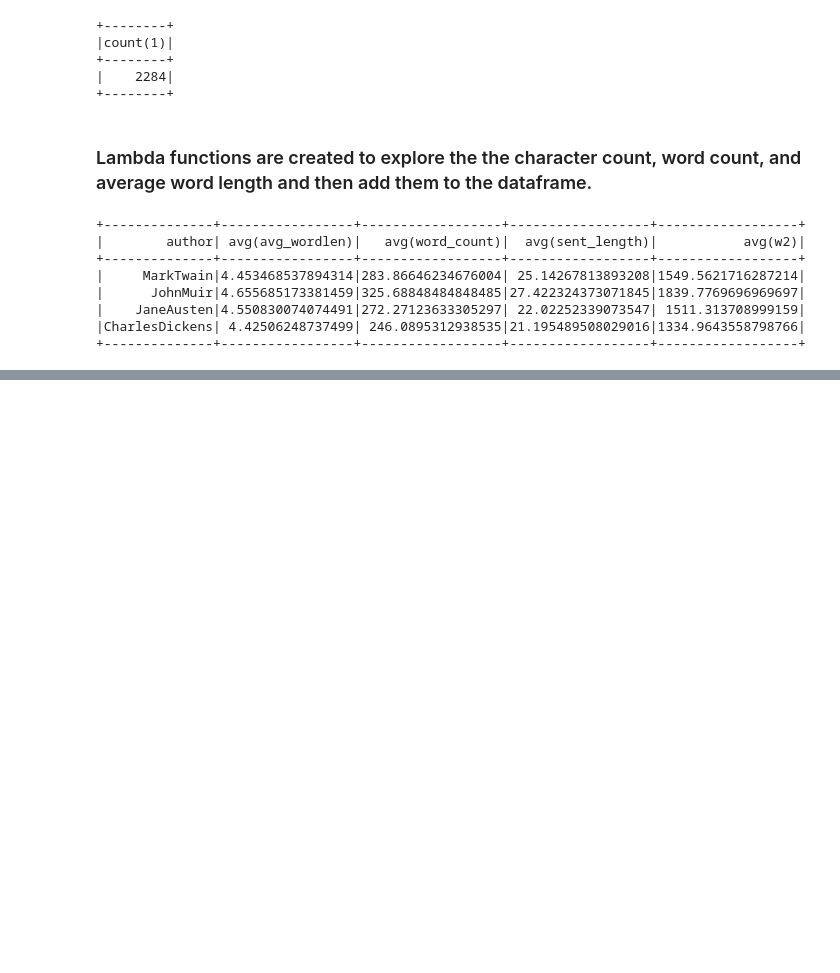
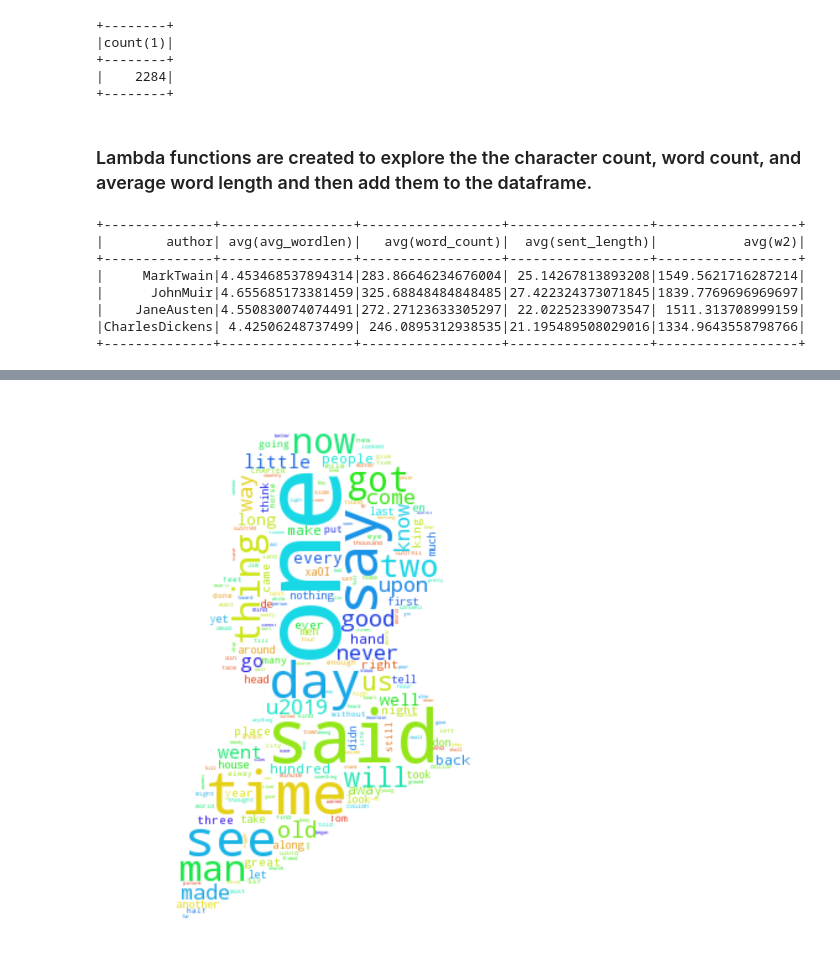
Before and after one commit to fangzhimeng/spark_nlp, a Jupyter notebook: NickAuthorRecognitionViz.ipynb, the cells around one changed output, grey strips where cells are left out. Cells and saved outputs as stored; diff of their text form; code cells hidden in the pictures; blank space fills up the shorter version.

Commit message:
update spark nlp

```diff
--- a/NickAuthorRecognitionViz.ipynb
+++ b/NickAuthorRecognitionViz.ipynb
@@ -190,0 +197,13 @@ plt.savefig('./images/word_len.png')
+# %%
+def make_text(df):
+    t = df.collect()
+    ft = [str(a) for a in t]
+    return ' '.join(ft)
+
+def make_cloud(auth_text, img_path, size=12):
+    auth_mask = np.array(Image.open(img_path))
+    wordcloud = WordCloud(background_color='white', stopwords=stopwords,
+                          mask=auth_mask, ).generate(auth_text)
+    plt.figure(figsize=(size,size))
+    plt.imshow(wordcloud)
+    plt.axis("off");
@@ -190,0 +229,14 @@ plt.savefig('./images/word_len.png')
+# %%
+twain_df = spark.sql("SELECT excerpt FROM excerpts WHERE author = 'MarkTwain'")
+muir_df = spark.sql("SELECT excerpt FROM excerpts WHERE author = 'JohnMuir'")
+austen_df = spark.sql("SELECT excerpt FROM excerpts WHERE author = 'JaneAusten'")
+dickens_df = spark.sql("SELECT excerpt FROM excerpts WHERE author = 'CharlesDickens'")
+
+twain_text = make_text(twain_df)
+muir_text = make_text(muir_df)
+austen_text = make_text(austen_df)
+dickens_text = make_text(dickens_df)
+# %%
+make_cloud(twain_text, './images/MarkTwain.jpg')
+# %% [output]
+[figure, added]
```
Also changed, not shown: parts of 8 cells of this notebook, 6 other files.
